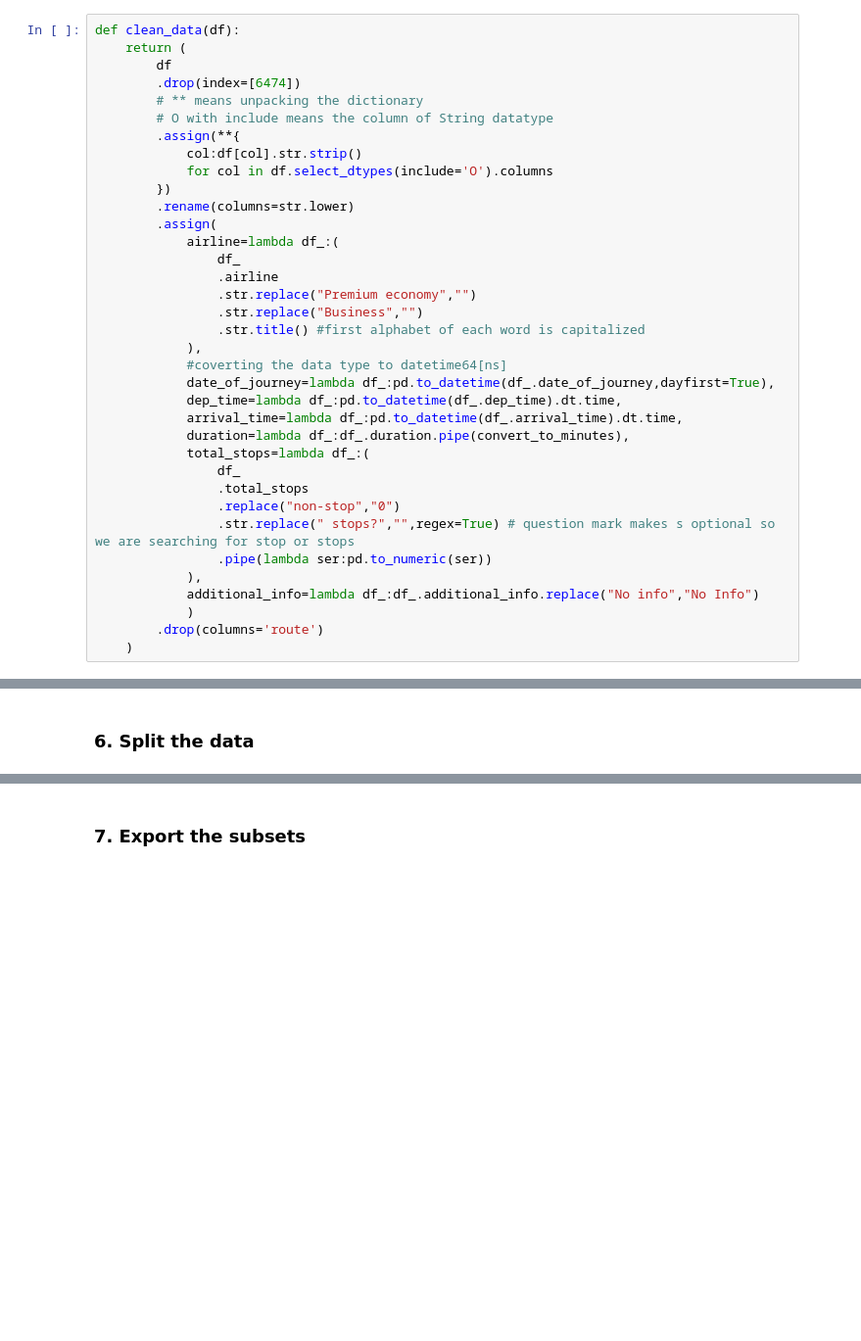
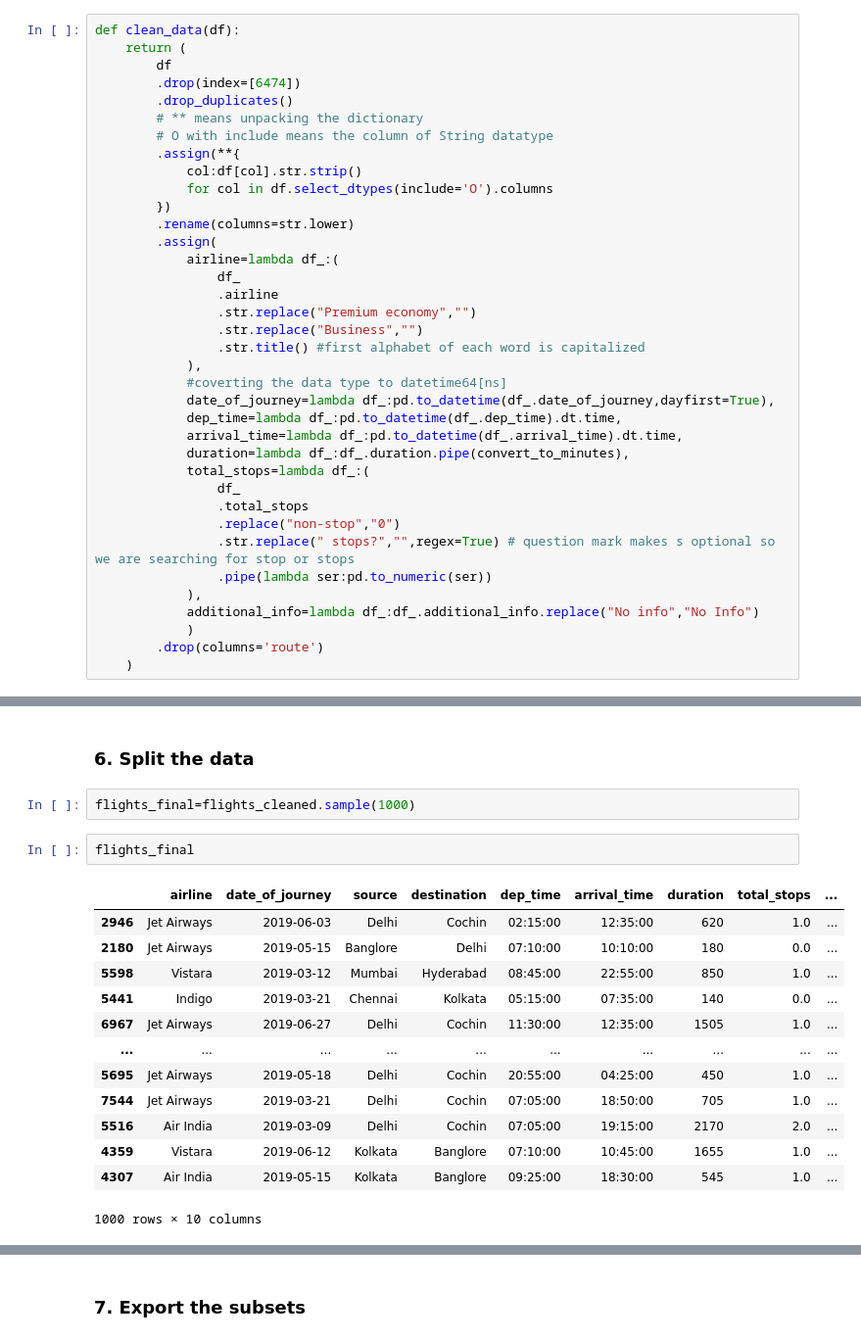
Before and after one commit to DSShail/sagemaker-flight-prediction, a Jupyter notebook: Data Cleaning.ipynb, the cells around one changed output, grey strips where cells are left out. Shown at 98% size. Cells and saved outputs as stored; diff of their text form; blank space fills up the shorter version.

```diff
--- a/Data Cleaning.ipynb
+++ b/Data Cleaning.ipynb
@@ -162,6 +162,7 @@ def clean_data(df):
     return (
         df
         .drop(index=[6474])
+        .drop_duplicates()
         # ** means unpacking the dictionary
         # O with include means the column of String datatype
         .assign(**{
@@ -460,3 +461,21 @@ array(['No info', 'In-flight meal not included',
        'Red-eye flight', '2 Long layover'], dtype=object)
 # %% [markdown]
 ### 6. Split the data
+# %%
+flights_final=flights_cleaned.sample(1000)
+# %%
+flights_final
+# %% [output]
+|  | airline | date_of_journey | source | destination | dep_time | arrival_time | duration | total_stops | ... |
+| 2946 | Jet Airways | 2019-06-03 | Delhi | Cochin | 02:15:00 | 12:35:00 | 620 | 1.0 | ... |
+| 2180 | Jet Airways | 2019-05-15 | Banglore | Delhi | 07:10:00 | 10:10:00 | 180 | 0.0 | ... |
+| 5598 | Vistara | 2019-03-12 | Mumbai | Hyderabad | 08:45:00 | 22:55:00 | 850 | 1.0 | ... |
+| 5441 | Indigo | 2019-03-21 | Chennai | Kolkata | 05:15:00 | 07:35:00 | 140 | 0.0 | ... |
+| 6967 | Jet Airways | 2019-06-27 | Delhi | Cochin | 11:30:00 | 12:35:00 | 1505 | 1.0 | ... |
+| ... | ... | ... | ... | ... | ... | ... | ... | ... | ... |
+| 5695 | Jet Airways | 2019-05-18 | Delhi | Cochin | 20:55:00 | 04:25:00 | 450 | 1.0 | ... |
+| 7544 | Jet Airways | 2019-03-21 | Delhi | Cochin | 07:05:00 | 18:50:00 | 705 | 1.0 | ... |
+| 5516 | Air India | 2019-03-09 | Delhi | Cochin | 07:05:00 | 19:15:00 | 2170 | 2.0 | ... |
+| 4359 | Vistara | 2019-06-12 | Kolkata | Banglore | 07:10:00 | 10:45:00 | 1655 | 1.0 | ... |
+| 4307 | Air India | 2019-05-15 | Kolkata | Banglore | 09:25:00 | 18:30:00 | 545 | 1.0 | ... |
+1000 rows × 10 columns
```
Also changed, not shown: parts of 12 cells of this notebook, 4 other files.
